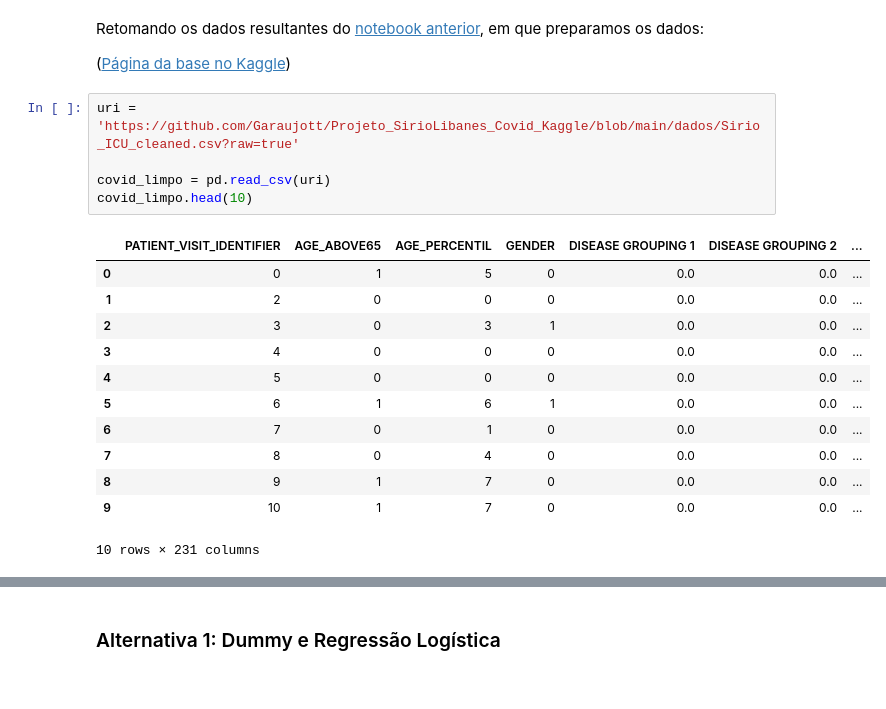
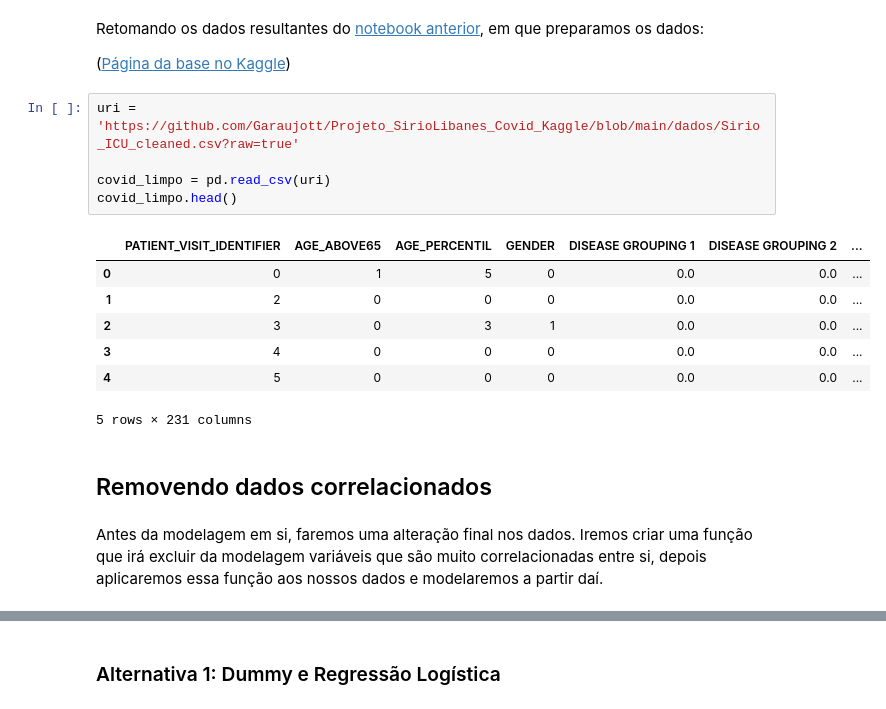
Before and after one commit to Garaujott/Projeto_SirioLibanes_Covid_Kaggle, a Jupyter notebook: ProjetoSirioLibanes_Modelagem.ipynb, the cells around one changed output, grey strips where cells are left out. Drawn from its saved outputs; the diff is of its cells as text.

Commit message:
modelagem finalizada, comentários a fazer

```diff
--- a/ProjetoSirioLibanes_Modelagem.ipynb
+++ b/ProjetoSirioLibanes_Modelagem.ipynb
@@ -28,18 +33,17 @@ Retomando os dados resultantes do [notebook anterior](https://github.com/Garaujo
 # %%
 uri = 'https://github.com/Garaujott/Projeto_SirioLibanes_Covid_Kaggle/blob/main/dados/Sirio_ICU_cleaned.csv?raw=true'
 
 covid_limpo = pd.read_csv(uri)
-covid_limpo.head(10)
+covid_limpo.head()
 # %% [output]
 |  | PATIENT_VISIT_IDENTIFIER | AGE_ABOVE65 | AGE_PERCENTIL | GENDER | DISEASE GROUPING 1 | DISEASE GROUPING 2 | ... |
 | 0 | 0 | 1 | 5 | 0 | 0.0 | 0.0 | ... |
 | 1 | 2 | 0 | 0 | 0 | 0.0 | 0.0 | ... |
 | 2 | 3 | 0 | 3 | 1 | 0.0 | 0.0 | ... |
 | 3 | 4 | 0 | 0 | 0 | 0.0 | 0.0 | ... |
 | 4 | 5 | 0 | 0 | 0 | 0.0 | 0.0 | ... |
-| 5 | 6 | 1 | 6 | 1 | 0.0 | 0.0 | ... |
-| 6 | 7 | 0 | 1 | 0 | 0.0 | 0.0 | ... |
-| 7 | 8 | 0 | 4 | 0 | 0.0 | 0.0 | ... |
-| 8 | 9 | 1 | 7 | 0 | 0.0 | 0.0 | ... |
-| 9 | 10 | 1 | 7 | 0 | 0.0 | 0.0 | ... |
-10 rows × 231 columns
+5 rows × 231 columns
+# %% [markdown]
+## Removendo dados correlacionados
+# %% [markdown]
+Antes da modelagem em si, faremos uma alteração final nos dados. Iremos criar uma função que irá excluir da modelagem variáveis que são muito correlacionadas entre si, depois aplicaremos essa função aos nossos dados e modelaremos a partir daí.
```
Also changed, not shown: parts of 28 cells of this notebook.
